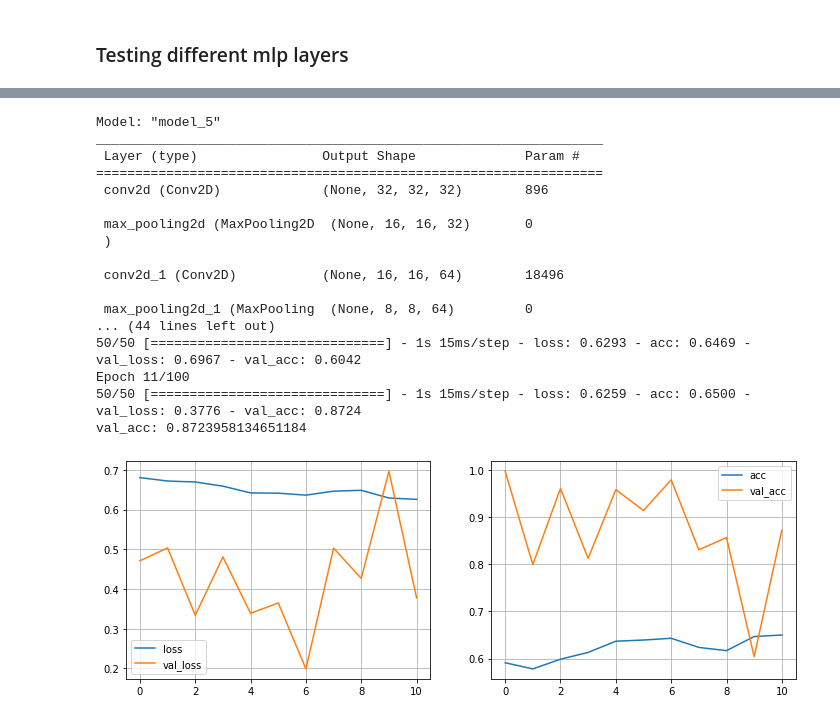
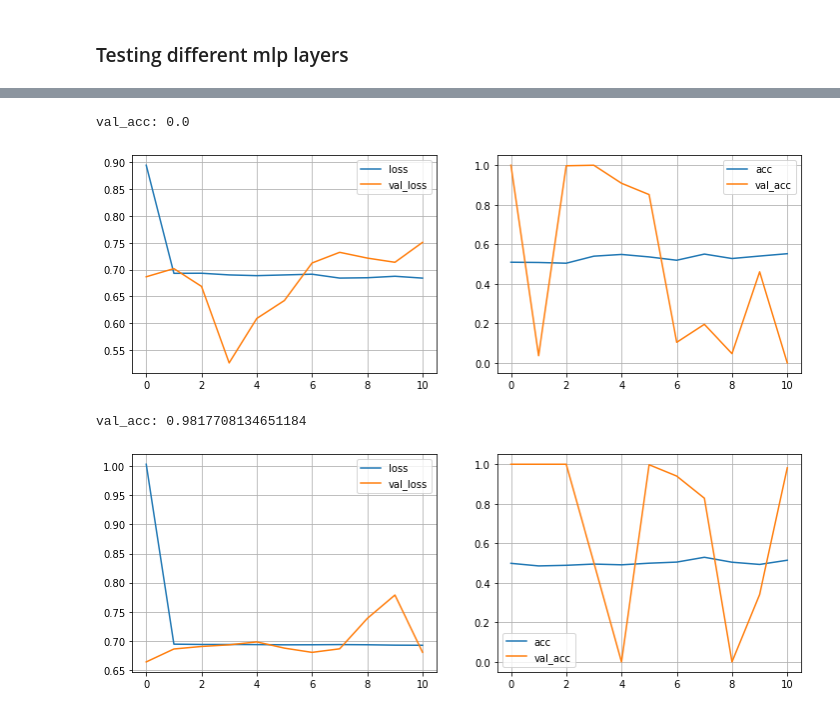
Before and after one commit to felix-tjernberg/ai21-deep-learning, a Jupyter notebook: lab/2_train_models.ipynb, the cells around one changed output, grey strips where cells are left out. Drawn from its saved outputs; the diff is of its cells as text; code cells hidden in the pictures.

```diff
--- a/lab/2_train_models.ipynb
+++ b/lab/2_train_models.ipynb
@@ -17,2 +37,8 @@ from tensorflow.keras.callbacks import EarlyStopping
+# %%
+def create_Dense_Dropout_pairs(node_dropout_pair):
+    return [
+        Dense(node_dropout_pair[0], activation="relu", kernel_initializer="he_normal"),
+        Dropout(node_dropout_pair[1]),
+    ]
 # %%
 def model_cnn_2_classes(
@@ -91,3 +72,9 @@ _________________________________________________________________
+# %%
+def plot_and_print_model_metrics(metrics:pd.DataFrame):
+    _, ax = plt.subplots(1, 2, figsize=(12, 4))
+    print(f'val_acc: {metrics["val_acc"].iloc[-1]}')
+    metrics[["loss", "val_loss"]].plot(ax=ax[0], grid=True)
+    metrics[["acc", "val_acc"]].plot(ax=ax[1], grid=True)
 # %%
 int(len(X_train) / 32), int(len(X_val) / 32)
 # %% [output]
@@ -98,10 +85,12 @@ def fit_then_evaluate_model(
     *,
     steps_per_epoch=50,
     validation_steps=12,
-    early_stopper=EarlyStopping(
-        monitor="val_acc", mode="max", patience=10, restore_best_weights=True
+    model_fit_verbosity=0,
+    print_model_summary=False
+):
+    early_stopper = EarlyStopping(
+        monitor="val_acc", mode="max", patience=10, restore_best_weights=False
     )
-):
     model.fit(
         train_val_generator,
         steps_per_epoch=steps_per_epoch,
@@ -109,5 +98,11 @@ def fit_then_evaluate_model(
         callbacks=[early_stopper],
         validation_data=val_generator,
         validation_steps=validation_steps,
+        verbose=model_fit_verbosity,
     )
-    plot_and_print_model_metrics(model)
+    metrics = pd.DataFrame(model.history.history)
+    plot_and_print_model_metrics(metrics)
+    if print_model_summary:
+        print(model.summary())
+
+    return model.summary(), metrics, metrics["val_acc"].iloc[-1]
@@ -241,23 +137,14 @@ val_acc: 0.8125
+# %%
+model_4__node_dropout_pairs = [(512, 0), (256,0)]
+model_4 = model_cnn_2_classes(model_3__kernel_numbers, model_4__node_dropout_pairs, name='model_4')
+fit_then_evaluate_model(model_4)
+# %% [output]
+val_acc: 0.0
+[figure, added]
 # %%
-model_5__mlp_layers = [Dropout(.3), Dense(256, activation='relu', kernel_initializer='he_normal')]
-model_5 = model_cnn_2_classes(model_1__cnn_layers, model_5__mlp_layers, name='model_5')
+model_5__node_dropout_pairs = [(512, 0.3), (256,0.3)]
+model_5 = model_cnn_2_classes(model_3__kernel_numbers, model_5__node_dropout_pairs, name='model_5')
 fit_then_evaluate_model(model_5)
 # %% [output]
-Model: "model_5"
-_________________________________________________________________
- Layer (type)                Output Shape              Param #
-=================================================================
- conv2d (Conv2D)             (None, 32, 32, 32)        896
-
- max_pooling2d (MaxPooling2D  (None, 16, 16, 32)       0
- )
-
- conv2d_1 (Conv2D)           (None, 16, 16, 64)        18496
-
- max_pooling2d_1 (MaxPooling  (None, 8, 8, 64)         0
-... (44 lines left out)
-50/50 [==============================] - 1s 15ms/step - loss: 0.6293 - acc: 0.6469 - val_loss: 0.6967 - val_acc: 0.6042
-Epoch 11/100
-50/50 [==============================] - 1s 15ms/step - loss: 0.6259 - acc: 0.6500 - val_loss: 0.3776 - val_acc: 0.8724
-val_acc: 0.8723958134651184
+val_acc: 0.9817708134651184
-[figure, old version]
+[figure, new version]
```
Also changed, not shown: parts of 18 cells of this notebook, 2 other files.
